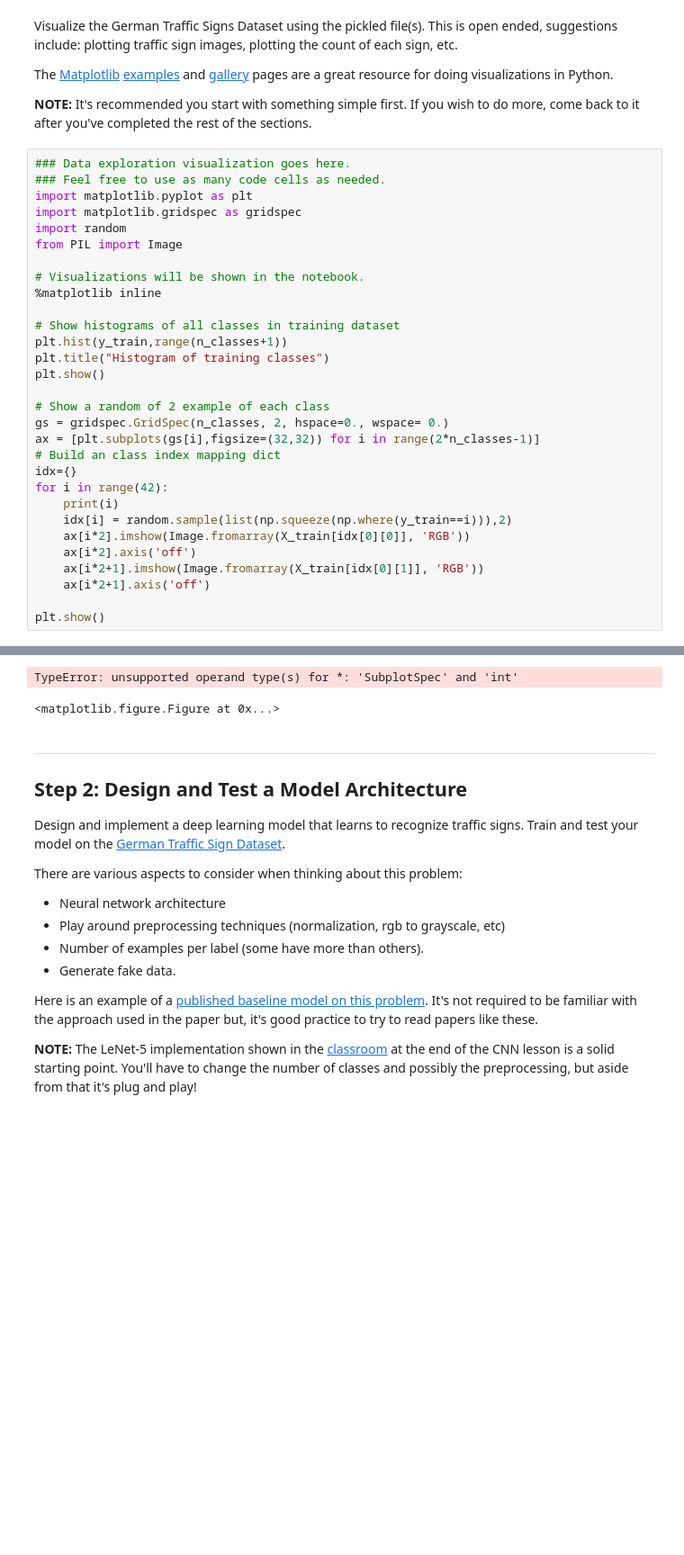
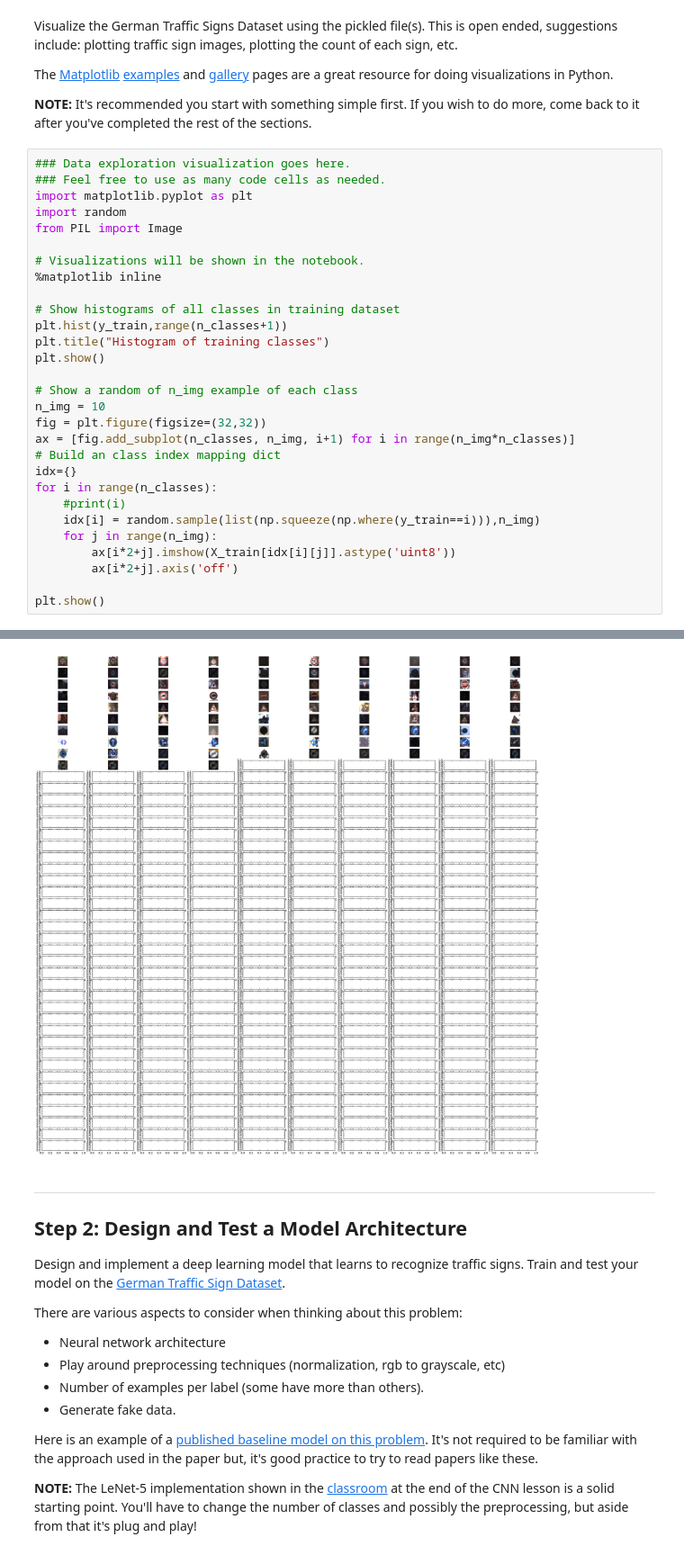
Before and after one commit to jinchenglee/CarND-Traffic-Sign-Classifier-Project, a Jupyter notebook: Traffic_Sign_Classifier.ipynb, the cells around one changed output, grey strips where cells are left out. Shown at 90% size. Saved outputs shown, nothing was run; the diff lists cells and outputs as text; blank space fills up the shorter version.

Commit message:
My way of display 10 samples per class. Not so efficienty.

```diff
--- a/Traffic_Sign_Classifier.ipynb
+++ b/Traffic_Sign_Classifier.ipynb
@@ -78,37 +78,35 @@ The [Matplotlib](http://matplotlib.org/) [examples](http://matplotlib.org/exampl
 # %%
 ### Data exploration visualization goes here.
 ### Feel free to use as many code cells as needed.
 import matplotlib.pyplot as plt
-import matplotlib.gridspec as gridspec
 import random
 from PIL import Image
 
 # Visualizations will be shown in the notebook.
 %matplotlib inline
 
 # Show histograms of all classes in training dataset
 plt.hist(y_train,range(n_classes+1))
 plt.title("Histogram of training classes")
 plt.show()
 
-# Show a random of 2 example of each class
-gs = gridspec.GridSpec(n_classes, 2, hspace=0., wspace= 0.)
-ax = [plt.subplots(gs[i],figsize=(32,32)) for i in range(2*n_classes-1)]
+# Show a random of n_img example of each class
+n_img = 10
+fig = plt.figure(figsize=(32,32))
+ax = [fig.add_subplot(n_classes, n_img, i+1) for i in range(n_img*n_classes)]
 # Build an class index mapping dict
 idx={}
-for i in range(42):
-    print(i)
-    idx[i] = random.sample(list(np.squeeze(np.where(y_train==i))),2)
-    ax[i*2].imshow(Image.fromarray(X_train[idx[0][0]], 'RGB'))
-    ax[i*2].axis('off')
-    ax[i*2+1].imshow(Image.fromarray(X_train[idx[0][1]], 'RGB'))
-    ax[i*2+1].axis('off')
+for i in range(n_classes):
+    #print(i)
+    idx[i] = random.sample(list(np.squeeze(np.where(y_train==i))),n_img)
+    for j in range(n_img):
+        ax[i*2+j].imshow(X_train[idx[i][j]].astype('uint8'))
+        ax[i*2+j].axis('off')
 
 plt.show()
 # %% [output]
 [figure]
-TypeError: unsupported operand type(s) for *: 'SubplotSpec' and 'int'
-<matplotlib.figure.Figure at 0x...>
+[figure, added]
 # %% [markdown]
 ----
 
```
